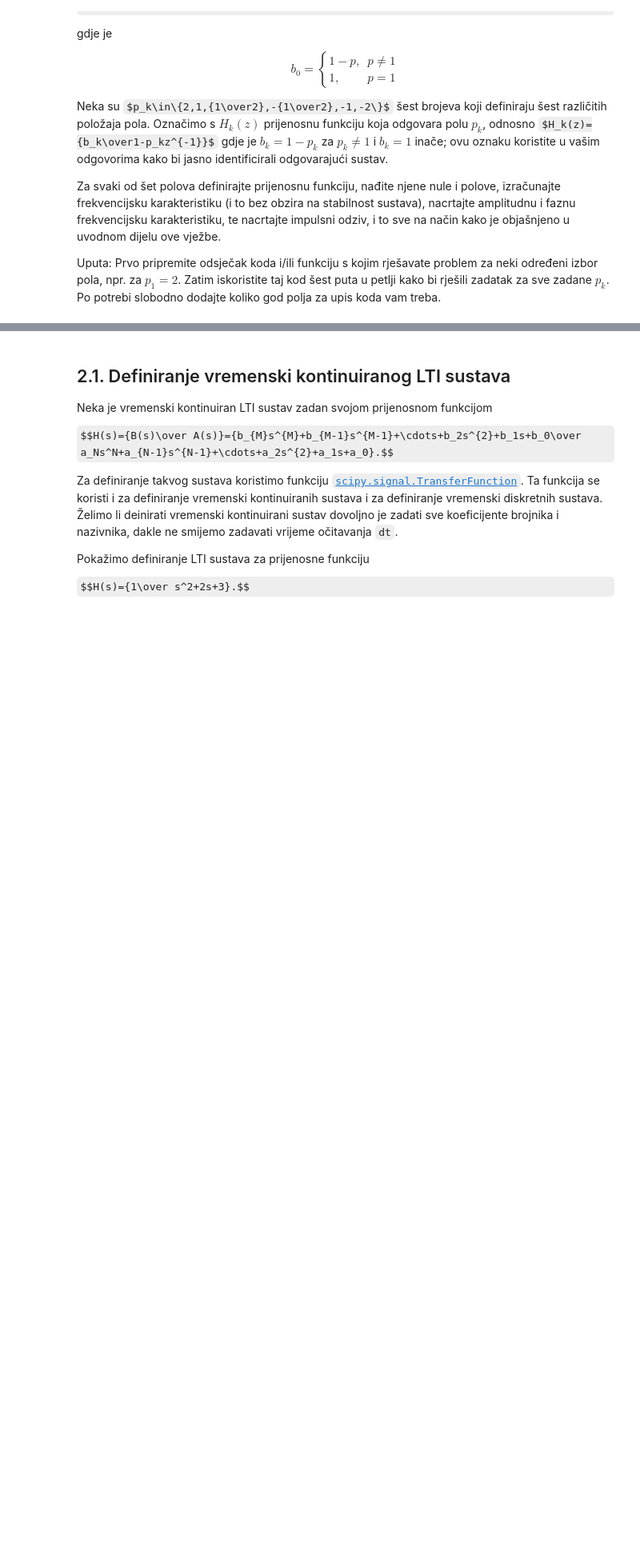
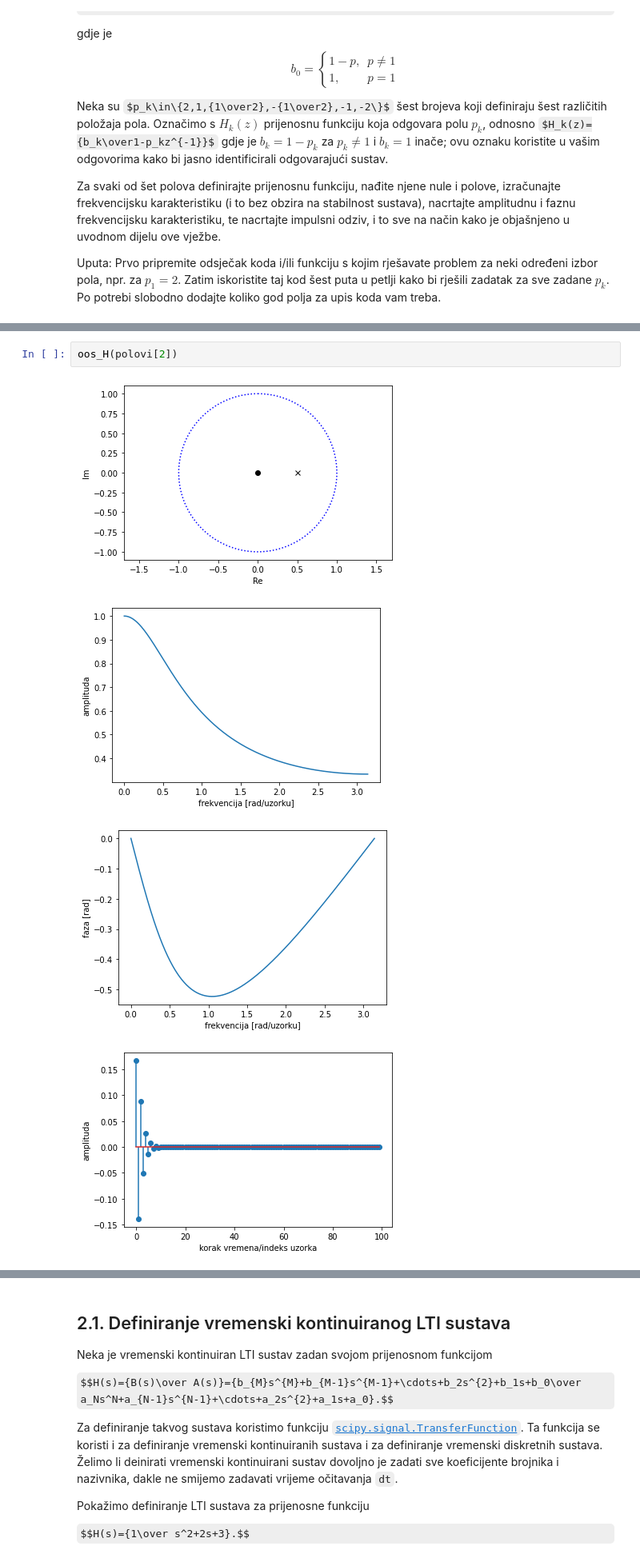
Before and after one commit to sskender/signal-processing, a Jupyter notebook: OOS_2021_2022_Vjezba_2_LTI_Sustavi.ipynb, the cells around one changed output, grey strips where cells are left out. Shown: that part at 80% size. Drawn from its saved outputs; the diff is of its cells as text; some formulas as TeX source; blank space fills up the shorter version.

```diff
--- a/OOS_2021_2022_Vjezba_2_LTI_Sustavi.ipynb
+++ b/OOS_2021_2022_Vjezba_2_LTI_Sustavi.ipynb
@@ -389,0 +442,7 @@ Uputa: Prvo pripremite odsječak koda i/ili funkciju s kojim rješavate problem
+# %%
+oos_H(polovi[2])
+# %% [output]
+[figure, added]
+[figure, added]
+[figure, added]
+[figure, added]
```
Also changed, not shown: parts of 16 cells of this notebook.
